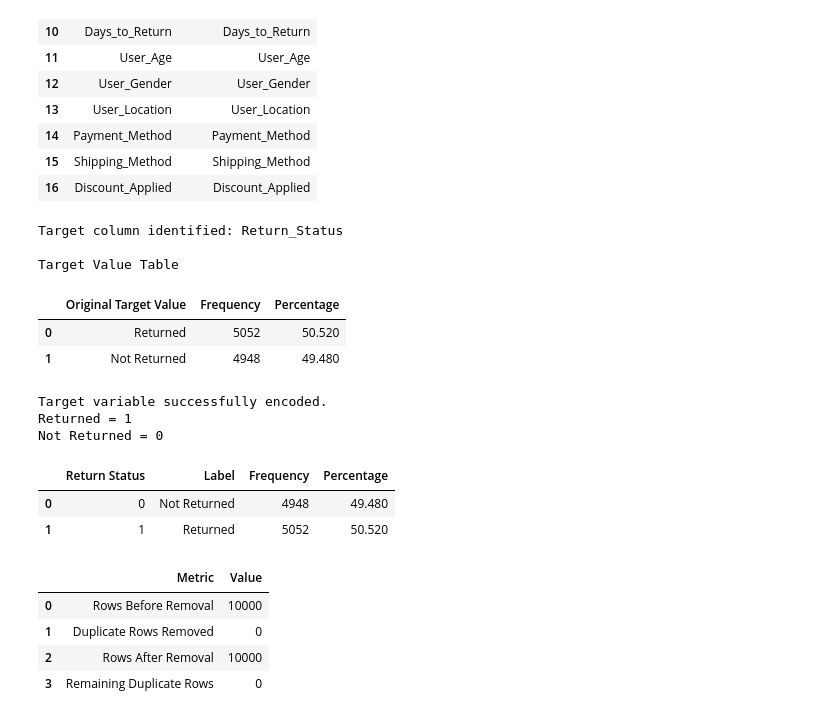
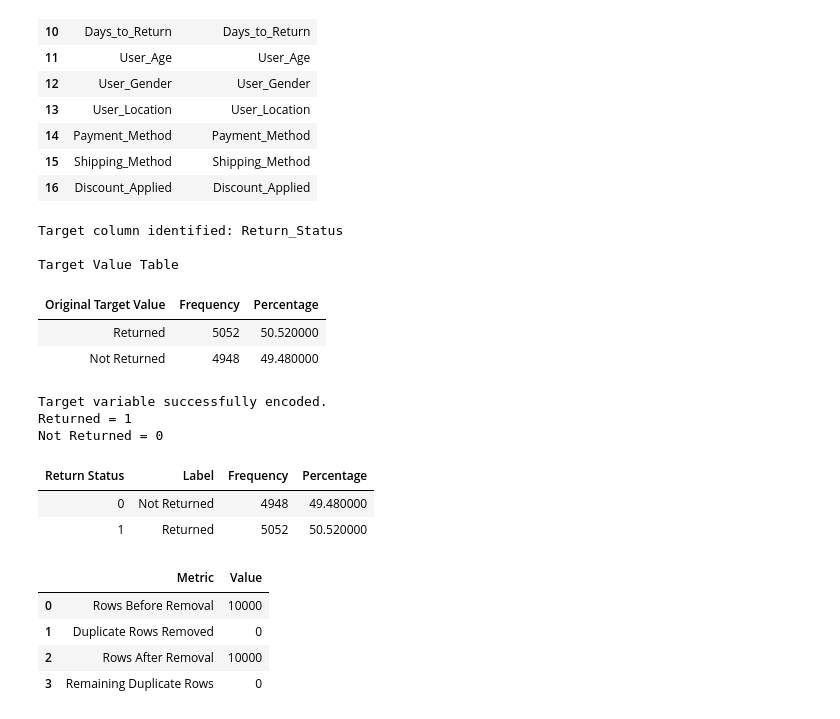
Before and after one commit to Payal942/Capstone-STADIOalot-Return-Prediction, a Jupyter notebook: notebooks/01_Preprocessing.ipynb, the cells around one changed output. Drawn from its saved outputs; the diff is of its cells as text; code cells hidden in the pictures.

```diff
--- a/notebooks/01_Preprocessing.ipynb
+++ b/notebooks/01_Preprocessing.ipynb
@@ -340,7 +307,7 @@ display(column_name_report)
 | 16 | Discount_Applied | Discount_Applied |
 # %%
 # ============================================================
-# 9. IDENTIFY TARGET VARIABLE
+# 8. IDENTIFY TARGET VARIABLE
 # ============================================================
 
 target_candidates = [
@@ -384,10 +351,10 @@ target_values["Percentage"] = (
     * 100
 )
 print("\nTarget Value Table")
-display(target_values)
+display(target_values.style.hide(axis="index"))
 
 # ============================================================
-# 10. STANDARDISE TARGET LABELS
+# 9. STANDARDISE TARGET LABELS
 # ============================================================
 
 df[target_column] = (
@@ -447,7 +414,7 @@ print("Returned = 1")
 print("Not Returned = 0")
 
 # ============================================================
-# 11. TARGET DISTRIBUTION
+# 10. TARGET DISTRIBUTION
 # ============================================================
 
 target_distribution = (
@@ -465,41 +432,40 @@ target_distribution.columns = [
 target_distribution["Percentage"] = (
     target_distribution["Frequency"]
     / len(df)
     * 100
 )
 
 target_distribution["Label"] = (
     target_distribution["Return Status"]
     .map({
         0: "Not Returned",
         1: "Returned"
     })
 )
 
-
 target_distribution = target_distribution[
     [
         "Return Status",
         "Label",
         "Frequency",
         "Percentage"
     ]
 ]
 
-
-display(target_distribution)
+# Display table without the pandas index
+display(target_distribution.style.hide(axis="index"))
 # %% [output]
 Target column identified: Return_Status
 
 Target Value Table
-|  | Original Target Value | Frequency | Percentage |
-| 0 | Returned | 5052 | 50.520 |
-| 1 | Not Returned | 4948 | 49.480 |
+| Original Target Value | Frequency | Percentage |
+| Returned | 5052 | 50.520000 |
+| Not Returned | 4948 | 49.480000 |
 Target variable successfully encoded.
 Returned = 1
 Not Returned = 0
-|  | Return Status | Label | Frequency | Percentage |
-| 0 | 0 | Not Returned | 4948 | 49.480 |
-| 1 | 1 | Returned | 5052 | 50.520 |
+| Return Status | Label | Frequency | Percentage |
+| 0 | Not Returned | 4948 | 49.480000 |
+| 1 | Returned | 5052 | 50.520000 |
 # %%
 # ============================================================
```
Also changed, not shown: parts of 10 cells of this notebook.
